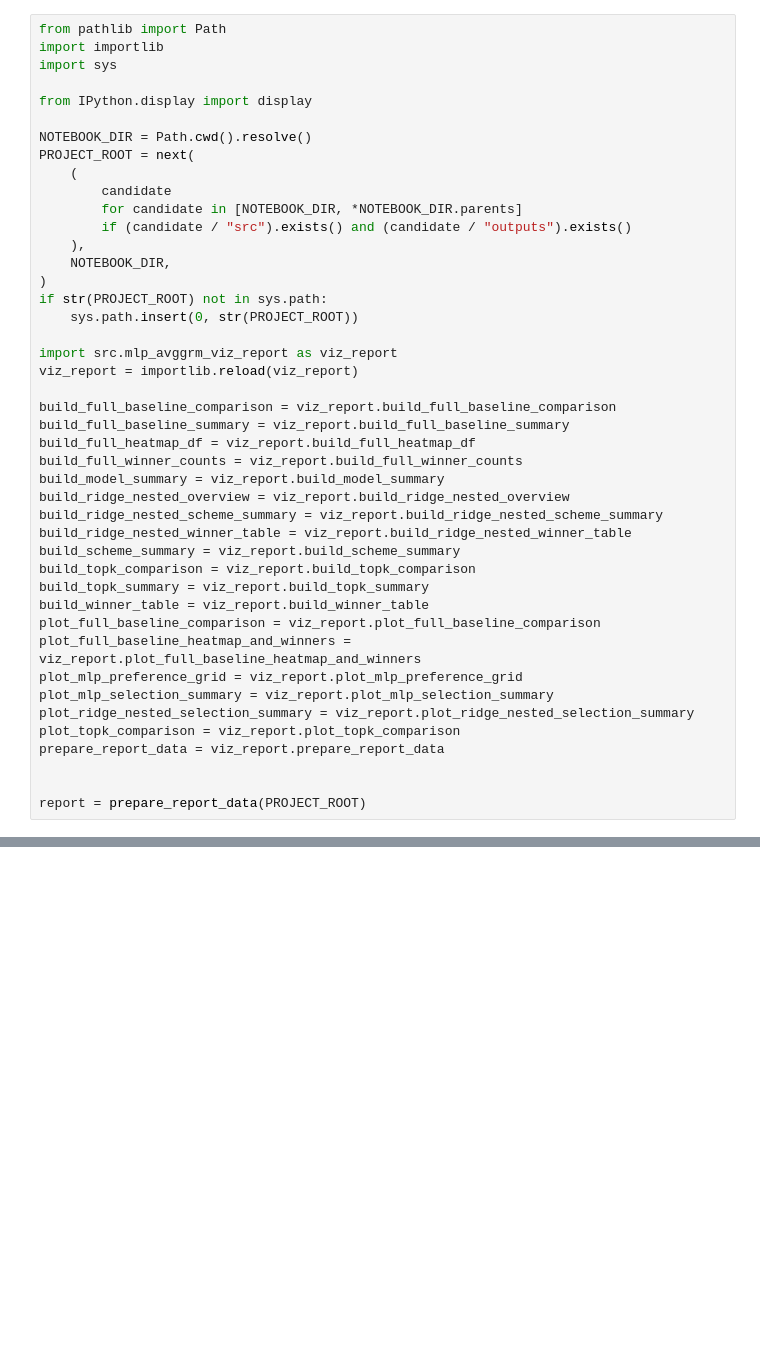
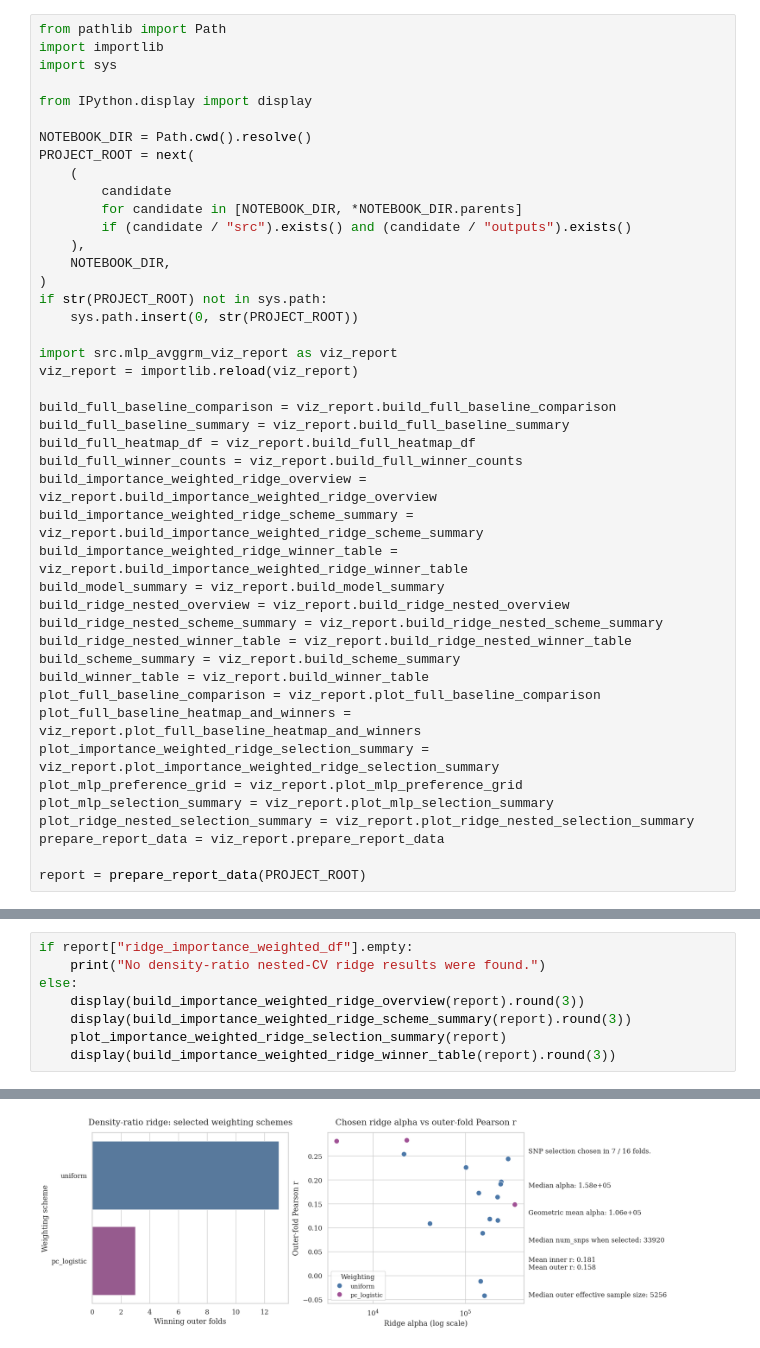
Before and after one commit to simennes/Master_thesis, a Jupyter notebook: notebooks/visualize_mlp_avggrm_vs_bpcrr_ridge.ipynb, the cells around one changed output, grey strips where cells are left out. Saved outputs shown, nothing was run; the diff lists cells and outputs as text; blank space fills up the shorter version.

```diff
--- a/notebooks/visualize_mlp_avggrm_vs_bpcrr_ridge.ipynb
+++ b/notebooks/visualize_mlp_avggrm_vs_bpcrr_ridge.ipynb
@@ -34,21 +35,21 @@ build_full_baseline_comparison = viz_report.build_full_baseline_comparison
 build_full_baseline_summary = viz_report.build_full_baseline_summary
 build_full_heatmap_df = viz_report.build_full_heatmap_df
 build_full_winner_counts = viz_report.build_full_winner_counts
+build_importance_weighted_ridge_overview = viz_report.build_importance_weighted_ridge_overview
+build_importance_weighted_ridge_scheme_summary = viz_report.build_importance_weighted_ridge_scheme_summary
+build_importance_weighted_ridge_winner_table = viz_report.build_importance_weighted_ridge_winner_table
 build_model_summary = viz_report.build_model_summary
 build_ridge_nested_overview = viz_report.build_ridge_nested_overview
 build_ridge_nested_scheme_summary = viz_report.build_ridge_nested_scheme_summary
 build_ridge_nested_winner_table = viz_report.build_ridge_nested_winner_table
 build_scheme_summary = viz_report.build_scheme_summary
-build_topk_comparison = viz_report.build_topk_comparison
-build_topk_summary = viz_report.build_topk_summary
 build_winner_table = viz_report.build_winner_table
 plot_full_baseline_comparison = viz_report.plot_full_baseline_comparison
 plot_full_baseline_heatmap_and_winners = viz_report.plot_full_baseline_heatmap_and_winners
+plot_importance_weighted_ridge_selection_summary = viz_report.plot_importance_weighted_ridge_selection_summary
 plot_mlp_preference_grid = viz_report.plot_mlp_preference_grid
 plot_mlp_selection_summary = viz_report.plot_mlp_selection_summary
 plot_ridge_nested_selection_summary = viz_report.plot_ridge_nested_selection_summary
-plot_topk_comparison = viz_report.plot_topk_comparison
 prepare_report_data = viz_report.prepare_report_data
 
-
 report = prepare_report_data(PROJECT_ROOT)
@@ -235,0 +228,9 @@ Optimized nested-CV ridge hyperparameter summary:
+# %%
+if report["ridge_importance_weighted_df"].empty:
+    print("No density-ratio nested-CV ridge results were found.")
+else:
+    display(build_importance_weighted_ridge_overview(report).round(3))
+    display(build_importance_weighted_ridge_scheme_summary(report).round(3))
+    plot_importance_weighted_ridge_selection_summary(report)
+    display(build_importance_weighted_ridge_winner_table(report).round(3))
+# %% [output]
@@ -235,0 +242 @@ Optimized nested-CV ridge hyperparameter summary:
+[figure, added]
```
Also changed, not shown: parts of 19 cells of this notebook, 5 other files.
